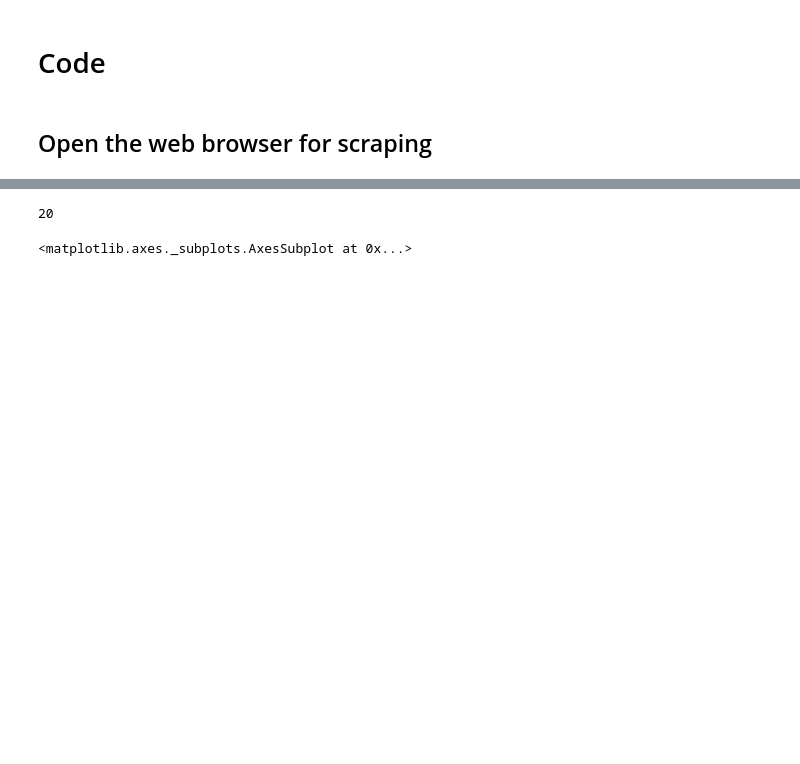
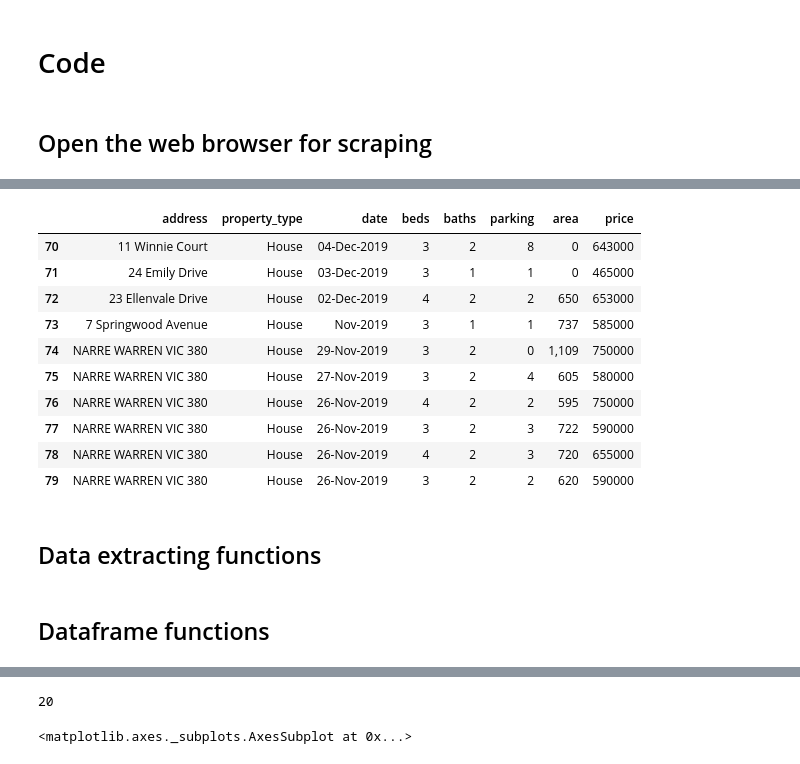
Before and after one commit to hasitha-ranasinghe/web-scraping-python, a Jupyter notebook: src/Untitled.ipynb, the cells around one changed output, grey strips where cells are left out. Drawn from its saved outputs; the diff is of its cells as text; code cells hidden in the pictures; blank space fills up the shorter version.

```diff
--- a/src/Untitled.ipynb
+++ b/src/Untitled.ipynb
@@ -80,11 +90,12 @@ memory usage: 2.6+ KB
 # %%
 soup = []
 
-for x in range(3):
+for x in range(5):
 
     if first_page == False:
         next_button = driver.find_element_by_xpath('/html/body/div[2]/div/div/div[3]/div[2]/div[1]/div[3]/div[1]/div/a')
         next_button.click()
+        driver.implicitly_wait(20)
         first_page = True
         #print(driver.current_url)
 
@@ -92,16 +103,21 @@ for x in range(3):
 
         scrape_web_page(soup)
 
+        df = concat_dataframe(df,create_dataframe())
+
     else:
         try:
             next_button = driver.find_element_by_xpath('/html/body/div[2]/div/div/div[3]/div[2]/div[1]/div[3]/div[1]/div/a[2]')
             next_button.click()
+            driver.implicitly_wait(20)
             #print(driver.current_url)
 
             soup = BeautifulSoup(driver.page_source, 'lxml')
 
             scrape_web_page(soup)
 
+            df = concat_dataframe(df,create_dataframe())
+
         except NoSuchElementException:
             print('All pages reached!')
             driver.close()
@@ -109,3 +144,19 @@ for x in range(3):
+# %%
+df.tail(10)
+# %% [output]
+|  | address | property_type | date | beds | baths | parking | area | price |
+| 70 | 11 Winnie Court | House | 04-Dec-2019 | 3 | 2 | 8 | 0 | 643000 |
+| 71 | 24 Emily Drive | House | 03-Dec-2019 | 3 | 1 | 1 | 0 | 465000 |
+| 72 | 23 Ellenvale Drive | House | 02-Dec-2019 | 4 | 2 | 2 | 650 | 653000 |
+| 73 | 7 Springwood Avenue | House | Nov-2019 | 3 | 1 | 1 | 737 | 585000 |
+| 74 | NARRE WARREN VIC 380 | House | 29-Nov-2019 | 3 | 2 | 0 | 1,109 | 750000 |
+| 75 | NARRE WARREN VIC 380 | House | 27-Nov-2019 | 3 | 2 | 4 | 605 | 580000 |
+| 76 | NARRE WARREN VIC 380 | House | 26-Nov-2019 | 4 | 2 | 2 | 595 | 750000 |
+| 77 | NARRE WARREN VIC 380 | House | 26-Nov-2019 | 3 | 2 | 3 | 722 | 590000 |
+| 78 | NARRE WARREN VIC 380 | House | 26-Nov-2019 | 4 | 2 | 3 | 720 | 655000 |
+| 79 | NARRE WARREN VIC 380 | House | 26-Nov-2019 | 3 | 2 | 2 | 620 | 590000 |
+# %% [markdown]
+## Data extracting functions
 # %%
 def scrape_price(soup):
 
@@ -242,0 +273,2 @@ def convert_columns_to_integer(df):
+# %% [markdown]
+## Dataframe functions
```
Also changed, not shown: parts of 17 cells of this notebook, 26 other files.
